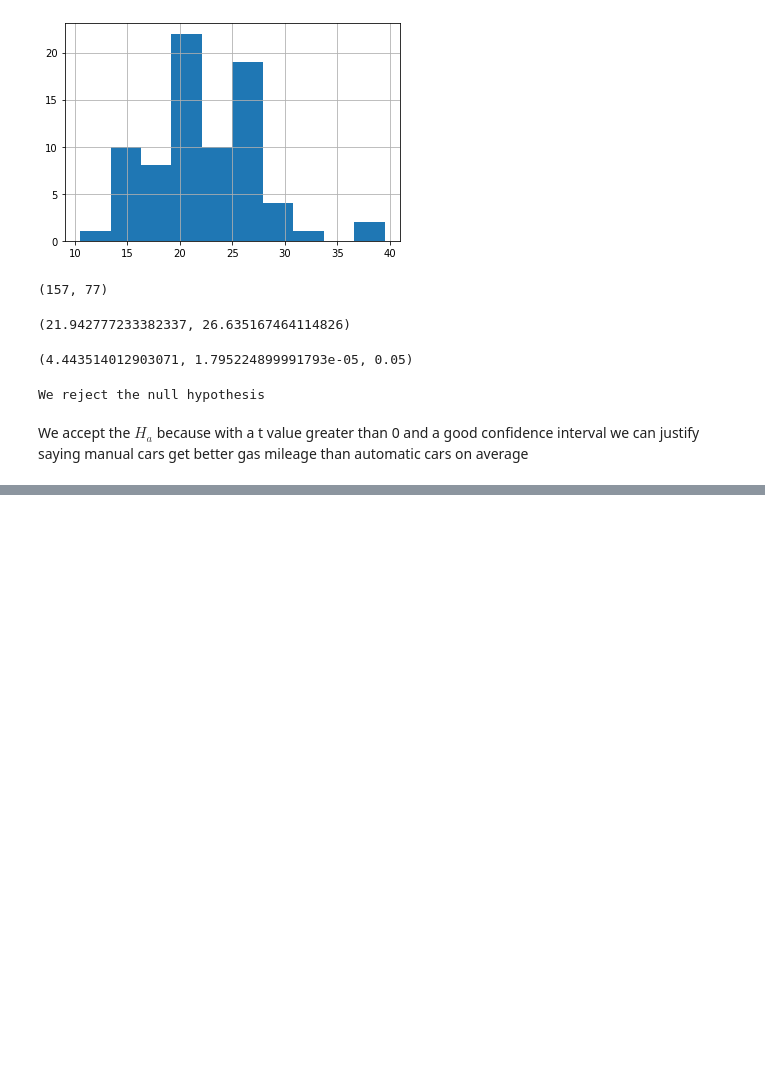
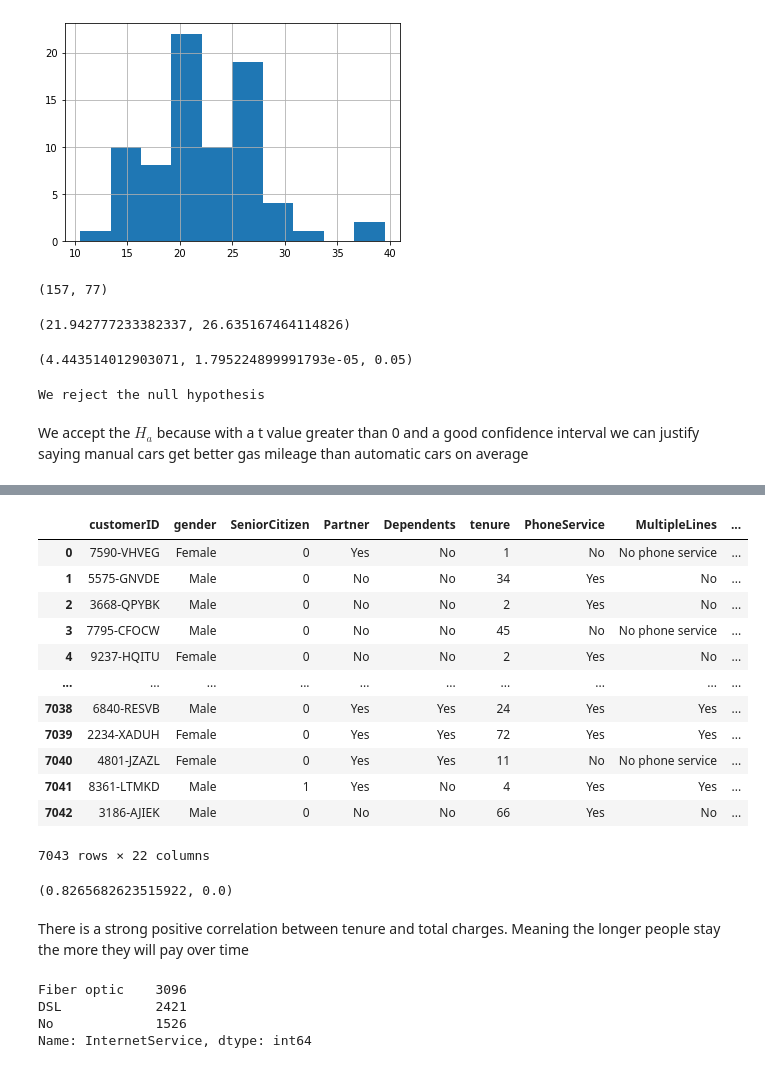
Before and after one commit to ForrestMccrosky/statistics-exercises, a Jupyter notebook: hypothesis_testing.ipynb, the cells around one changed output, grey strips where cells are left out. Saved outputs shown, nothing was run; the diff lists cells and outputs as text; code cells hidden in the pictures; blank space fills up the shorter version.

Commit message:
added correlation exercises (incomplete Q2(b))

```diff
--- a/hypothesis_testing.ipynb
+++ b/hypothesis_testing.ipynb
@@ -305,0 +312,3 @@ We accept the $H_a$ because with a t value greater than 0 and a good confidence
+# %%
+telco = pd.read_csv('cust_telco_churn.csv')
+telco.head()
@@ -305,0 +367,17 @@ We accept the $H_a$ because with a t value greater than 0 and a good confidence
+# %%
+telco['Total_Charges'] = telco.tenure * telco.MonthlyCharges
+telco
+# %% [output]
+|  | customerID | gender | SeniorCitizen | Partner | Dependents | tenure | PhoneService | MultipleLines | ... |
+| 0 | 7590-VHVEG | Female | 0 | Yes | No | 1 | No | No phone service | ... |
+| 1 | 5575-GNVDE | Male | 0 | No | No | 34 | Yes | No | ... |
+| 2 | 3668-QPYBK | Male | 0 | No | No | 2 | Yes | No | ... |
+| 3 | 7795-CFOCW | Male | 0 | No | No | 45 | No | No phone service | ... |
+| 4 | 9237-HQITU | Female | 0 | No | No | 2 | Yes | No | ... |
+| ... | ... | ... | ... | ... | ... | ... | ... | ... | ... |
+| 7038 | 6840-RESVB | Male | 0 | Yes | Yes | 24 | Yes | Yes | ... |
+| 7039 | 2234-XADUH | Female | 0 | Yes | Yes | 72 | Yes | Yes | ... |
+| 7040 | 4801-JZAZL | Female | 0 | Yes | Yes | 11 | No | No phone service | ... |
+| 7041 | 8361-LTMKD | Male | 1 | Yes | No | 4 | Yes | Yes | ... |
+| 7042 | 3186-AJIEK | Male | 0 | No | No | 66 | Yes | No | ... |
+7043 rows × 22 columns
@@ -305,0 +386,14 @@ We accept the $H_a$ because with a t value greater than 0 and a good confidence
+# %%
+corr, p = stats.pearsonr(x,y) ###pearson r testing tenure vs total charges
+corr, p
+# %% [output]
+(0.8265682623515922, 0.0)
+# %% [markdown]
+There is a strong positive correlation between tenure and total charges. Meaning the longer people stay the more they will pay over time
+# %%
+telco.InternetService.value_counts()
+# %% [output]
+Fiber optic    3096
+DSL            2421
+No             1526
+Name: InternetService, dtype: int64
```
Also changed, not shown: parts of 38 cells of this notebook.
